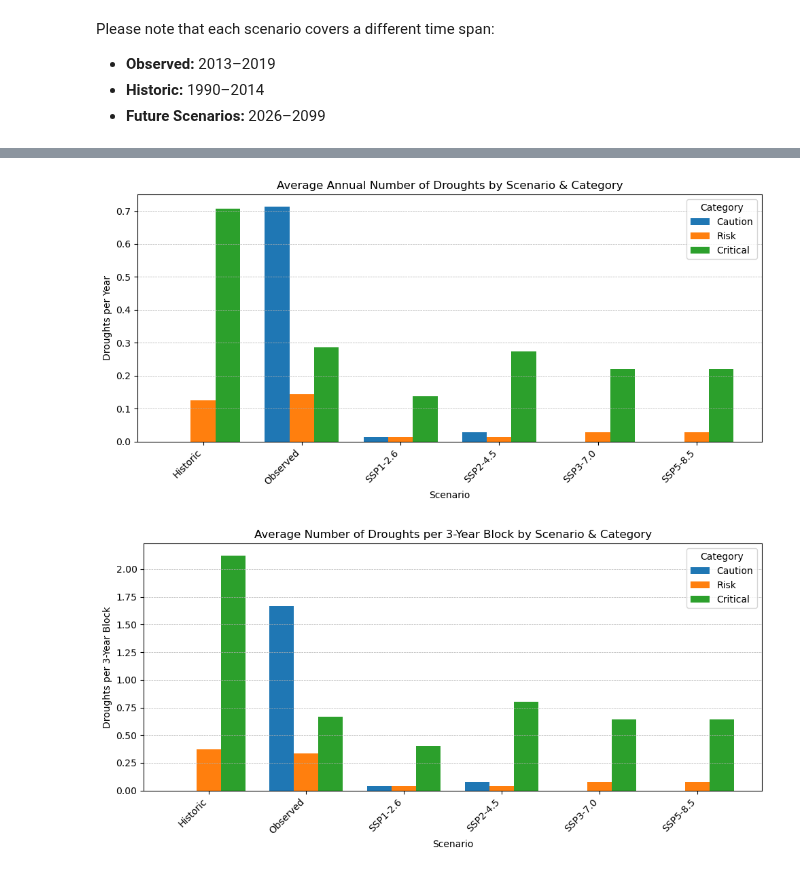
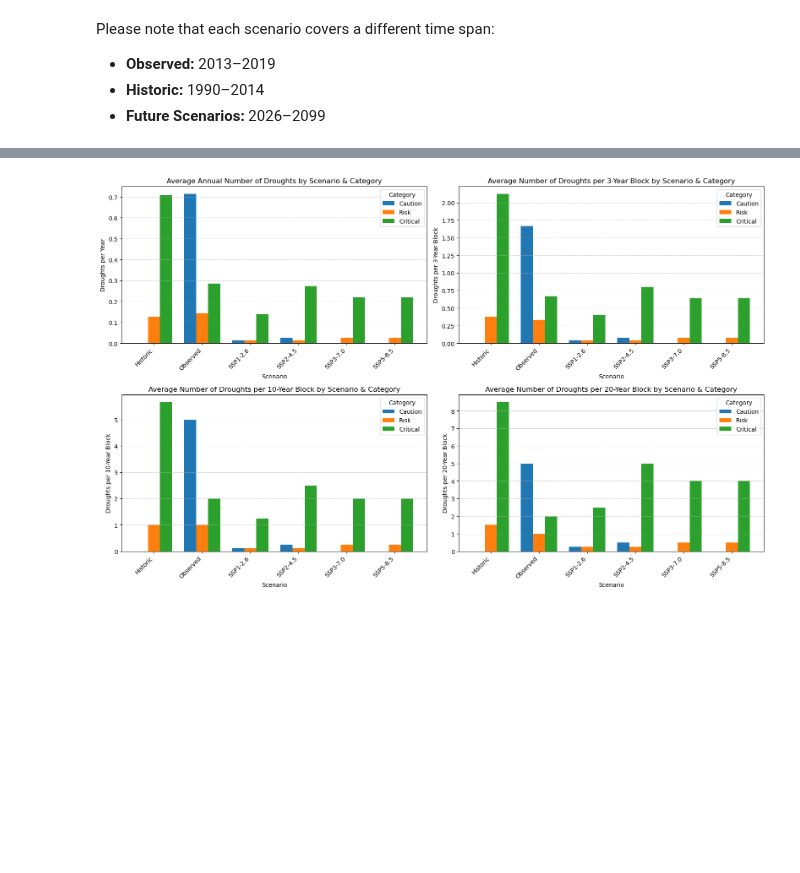
Before and after one commit to eWaterCycle/projects, a Jupyter notebook: book/thesis_projects/BSc/2025_Q4_ElkeSchokking_CEG/work in progress/Drought analysis-Final.ipynb, the cells around one changed output, grey strips where cells are left out. Drawn from its saved outputs; the diff is of its cells as text; code cells hidden in the pictures; blank space fills up the shorter version.

```diff
--- a/book/thesis_projects/BSc/2025_Q4_ElkeSchokking_CEG/work in progress/Drought analysis-Final.ipynb
+++ b/book/thesis_projects/BSc/2025_Q4_ElkeSchokking_CEG/work in progress/Drought analysis-Final.ipynb
@@ -257,3 +254,11 @@ for cat in ["caution", "risk", "critical"]:
+# %%
+#Merge & compute per-year and per-n-year rates
+summary = raw_counts.reset_index().merge(years_df, on="Scenario", how="left")
+for cat in ["caution", "risk", "critical"]:
+    summary[f"{cat}_per_year"] = summary[cat] / summary["n_years"]
+    summary[f"{cat}_per_3yrs"] = summary[cat] / summary["n_3yr_blocks"]
+    summary[f"{cat}_per_10yrs"] = summary[cat] / summary["n_10yr_blocks"]
+    summary[f"{cat}_per_20yrs"] = summary[cat] / summary["n_20yr_blocks"]
 # %%
 #Display summary tables
 print("\nDroughts per year by scenario and category:\n")
@@ -285,36 +318,48 @@ Droughts per 3-year block by scenario and category:
 #Plot
 plot_configs = [
     {
         "cols": ["caution_per_year", "risk_per_year", "critical_per_year"],
         "title": "Average Annual Number of Droughts by Scenario & Category",
         "ylabel": "Droughts per Year"
     },
     {
         "cols": ["caution_per_3yrs", "risk_per_3yrs", "critical_per_3yrs"],
         "title": "Average Number of Droughts per 3-Year Block by Scenario & Category",
         "ylabel": "Droughts per 3-Year Block"
+    },
+    {
+        "cols": ["caution_per_10yrs", "risk_per_10yrs", "critical_per_10yrs"],
+        "title": "Average Number of Droughts per 10-Year Block by Scenario & Category",
+        "ylabel": "Droughts per 10-Year Block"
+    },
+    {
+        "cols": ["caution_per_20yrs", "risk_per_20yrs", "critical_per_20yrs"],
+        "title": "Average Number of Droughts per 20-Year Block by Scenario & Category",
+        "ylabel": "Droughts per 20-Year Block"
     }
 ]
 
 n = len(summary)
 x = np.arange(n)
 width = 0.25
 
-for cfg in plot_configs:
-    fig, ax = plt.subplots(figsize=(10, 5))
+fig, axes = plt.subplots(2, 2, figsize=(16, 10))
+axes = axes.flatten()
+
+for ax, cfg in zip(axes, plot_configs):
     ax.bar(x - width, summary[cfg["cols"][0]], width, label="Caution")
     ax.bar(x        , summary[cfg["cols"][1]], width, label="Risk")
     ax.bar(x + width, summary[cfg["cols"][2]], width, label="Critical")
 
     ax.set_title(cfg["title"])
     ax.set_xlabel("Scenario")
     ax.set_ylabel(cfg["ylabel"])
     ax.set_xticks(x)
     ax.set_xticklabels(summary["Scenario"], rotation=45, ha="right")
     ax.legend(title="Category")
     ax.grid(True, axis="y", linestyle="--", linewidth=0.5)
-    plt.tight_layout()
-    plt.show()
+
+plt.tight_layout()
+plt.show()
 # %% [output]
-[figure, old version]
+[figure, new version]
-[figure, removed]
```
Also changed, not shown: parts of 5 cells of this notebook.
